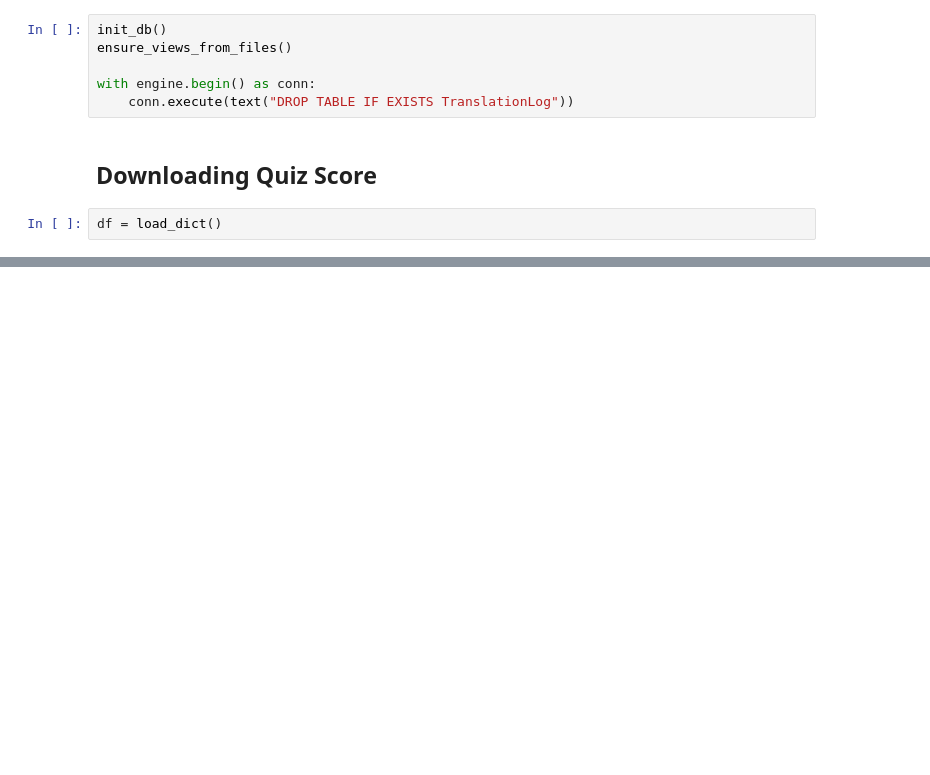
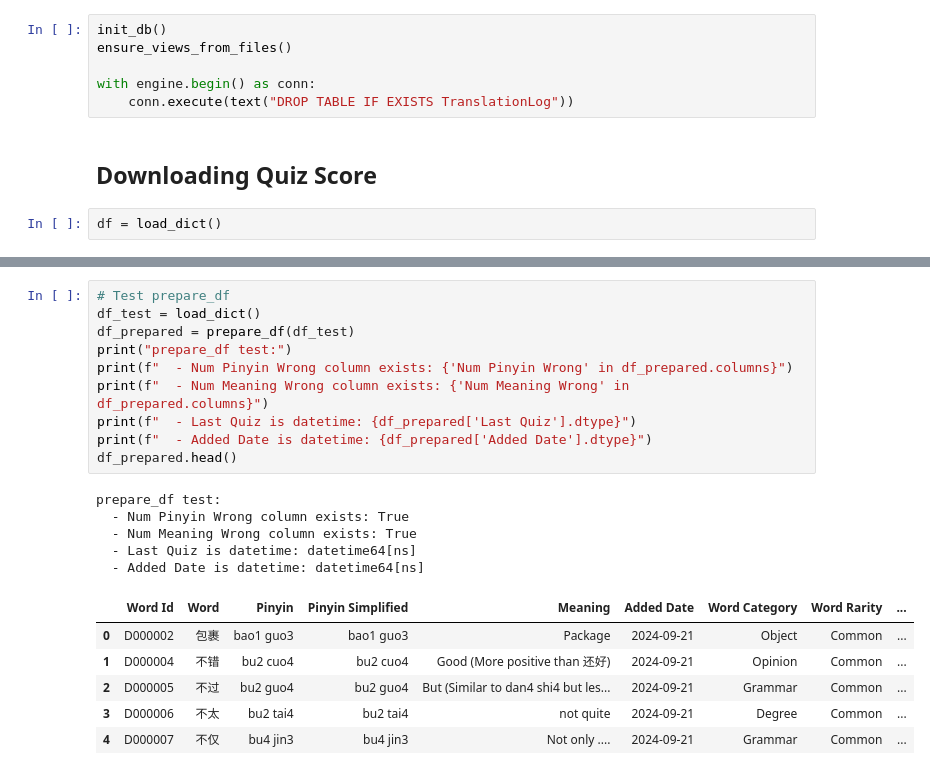
Before and after one commit to tuawong/GPT4LanguageLearning, a Jupyter notebook: notebook/QuizScore_Visualization.ipynb, the cells around one changed output, grey strips where cells are left out. Saved outputs shown, nothing was run; the diff lists cells and outputs as text; blank space fills up the shorter version.

```diff
--- a/notebook/QuizScore_Visualization.ipynb
+++ b/notebook/QuizScore_Visualization.ipynb
@@ -64,0 +253,22 @@ Error:
+# %%
+# Test prepare_df
+df_test = load_dict()
+df_prepared = prepare_df(df_test)
+print("prepare_df test:")
+print(f"  - Num Pinyin Wrong column exists: {'Num Pinyin Wrong' in df_prepared.columns}")
+print(f"  - Num Meaning Wrong column exists: {'Num Meaning Wrong' in df_prepared.columns}")
+print(f"  - Last Quiz is datetime: {df_prepared['Last Quiz'].dtype}")
+print(f"  - Added Date is datetime: {df_prepared['Added Date'].dtype}")
+df_prepared.head()
+# %% [output]
+prepare_df test:
+  - Num Pinyin Wrong column exists: True
+  - Num Meaning Wrong column exists: True
+  - Last Quiz is datetime: datetime64[ns]
+  - Added Date is datetime: datetime64[ns]
+|  | Word Id | Word | Pinyin | Pinyin Simplified | Meaning | Added Date | Word Category | Word Rarity | ... |
+| 0 | D000002 | 包裹 | bao1 guo3 | bao1 guo3 | Package | 2024-09-21 | Object | Common | ... |
+| 1 | D000004 | 不错 | bu2 cuo4 | bu2 cuo4 | Good (More positive than 还好) | 2024-09-21 | Opinion | Common | ... |
+| 2 | D000005 | 不过 | bu2 guo4 | bu2 guo4 | But (Similar to dan4 shi4 but les... | 2024-09-21 | Grammar | Common | ... |
+| 3 | D000006 | 不太 | bu2 tai4 | bu2 tai4 | not quite | 2024-09-21 | Degree | Common | ... |
+| 4 | D000007 | 不仅 | bu4 jin3 | bu4 jin3 | Not only .... | 2024-09-21 | Grammar | Common | ... |
```
Also changed, not shown: parts of 19 cells of this notebook, 1 other file.
